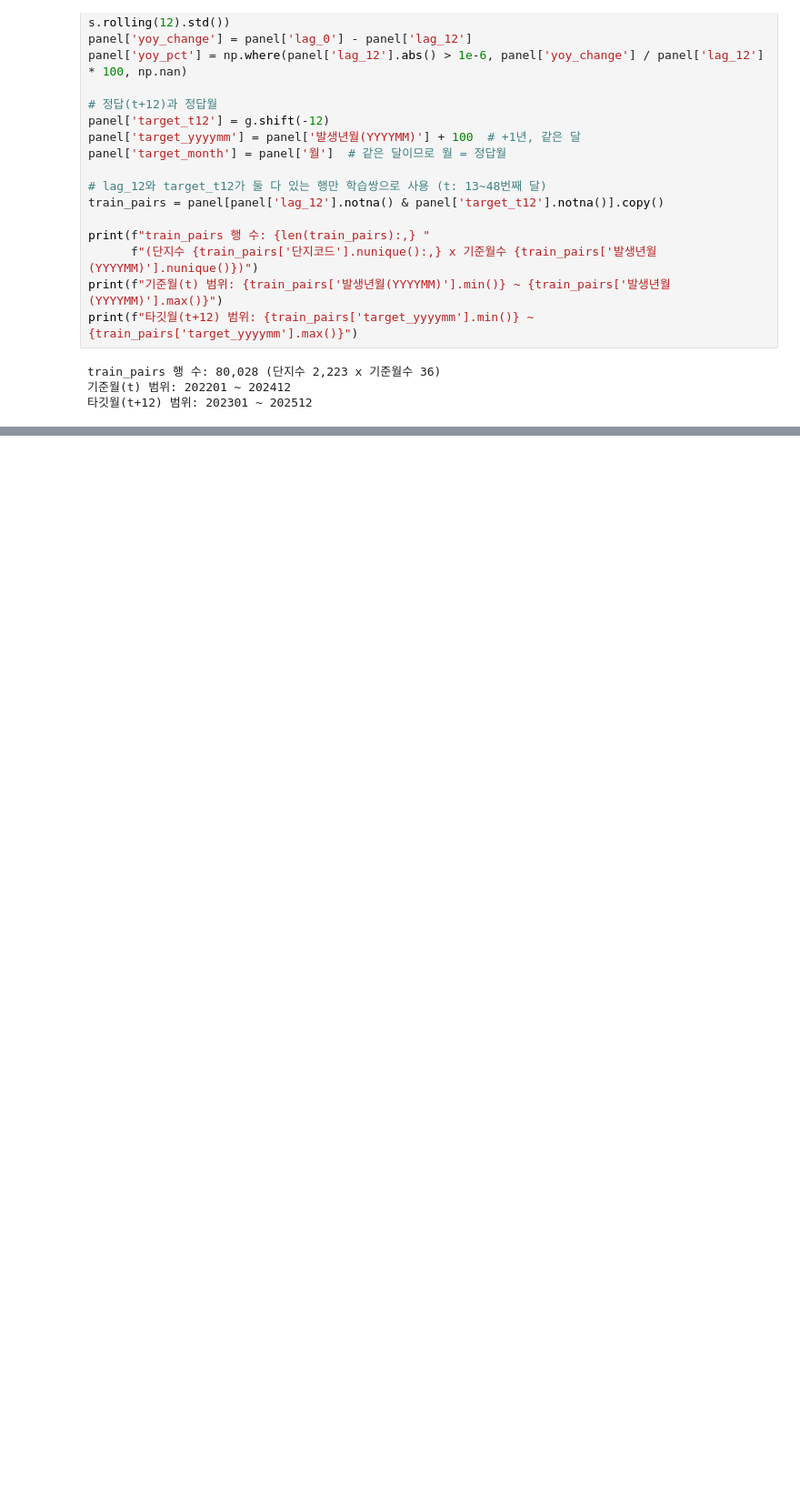
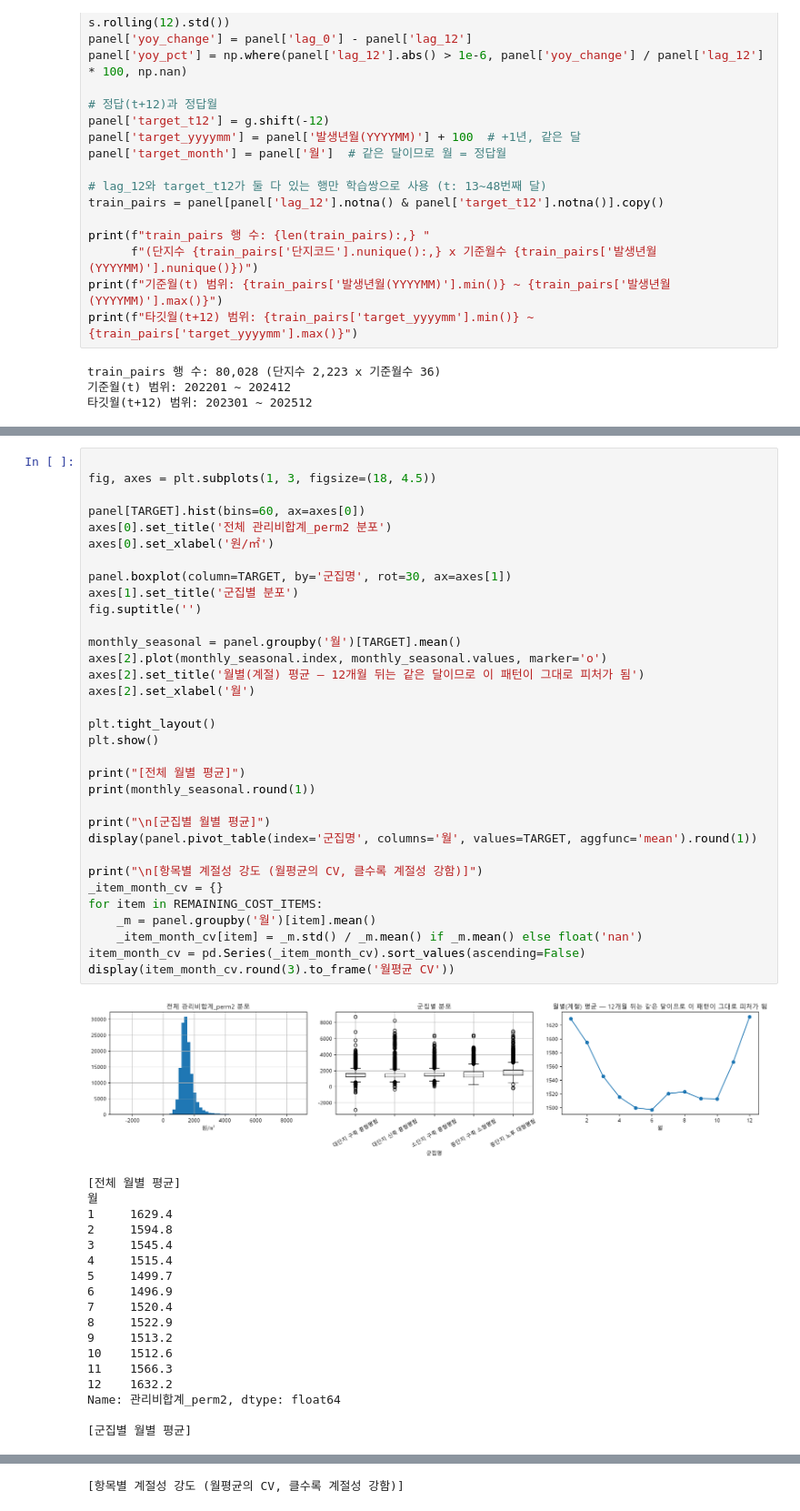
Before and after one commit to roh-git/mlapt_project, a Jupyter notebook: main_analysis.ipynb, the cells around one changed output, grey strips where cells are left out. Shown at 91% size. Saved outputs shown, nothing was run; the diff lists cells and outputs as text; blank space fills up the shorter version.

```diff
--- a/main_analysis.ipynb
+++ b/main_analysis.ipynb
@@ -1951,0 +1626,52 @@ Name: best_abs_err, dtype: float64
+# %%
+
+fig, axes = plt.subplots(1, 3, figsize=(18, 4.5))
+
+panel[TARGET].hist(bins=60, ax=axes[0])
+axes[0].set_title('전체 관리비합계_perm2 분포')
+axes[0].set_xlabel('원/㎡')
+
+panel.boxplot(column=TARGET, by='군집명', rot=30, ax=axes[1])
+axes[1].set_title('군집별 분포')
+fig.suptitle('')
+
+monthly_seasonal = panel.groupby('월')[TARGET].mean()
+axes[2].plot(monthly_seasonal.index, monthly_seasonal.values, marker='o')
+axes[2].set_title('월별(계절) 평균 — 12개월 뒤는 같은 달이므로 이 패턴이 그대로 피처가 됨')
+axes[2].set_xlabel('월')
+
+plt.tight_layout()
+plt.show()
+
+print("[전체 월별 평균]")
+print(monthly_seasonal.round(1))
+
+print("\n[군집별 월별 평균]")
+display(panel.pivot_table(index='군집명', columns='월', values=TARGET, aggfunc='mean').round(1))
+
+print("\n[항목별 계절성 강도 (월평균의 CV, 클수록 계절성 강함)]")
+_item_month_cv = {}
+for item in REMAINING_COST_ITEMS:
+    _m = panel.groupby('월')[item].mean()
+    _item_month_cv[item] = _m.std() / _m.mean() if _m.mean() else float('nan')
+item_month_cv = pd.Series(_item_month_cv).sort_values(ascending=False)
+display(item_month_cv.round(3).to_frame('월평균 CV'))
+# %% [output]
+[figure, added]
+[전체 월별 평균]
+월
+1     1629.4
+2     1594.8
+3     1545.4
+4     1515.4
+5     1499.7
+6     1496.9
+7     1520.4
+8     1522.9
+9     1513.2
+10    1512.6
+11    1566.3
+12    1632.2
+Name: 관리비합계_perm2, dtype: float64
+
+[군집별 월별 평균]
@@ -1951,0 +1685 @@ Name: best_abs_err, dtype: float64
+[항목별 계절성 강도 (월평균의 CV, 클수록 계절성 강함)]
```
Also changed, not shown: parts of 30 cells of this notebook.
